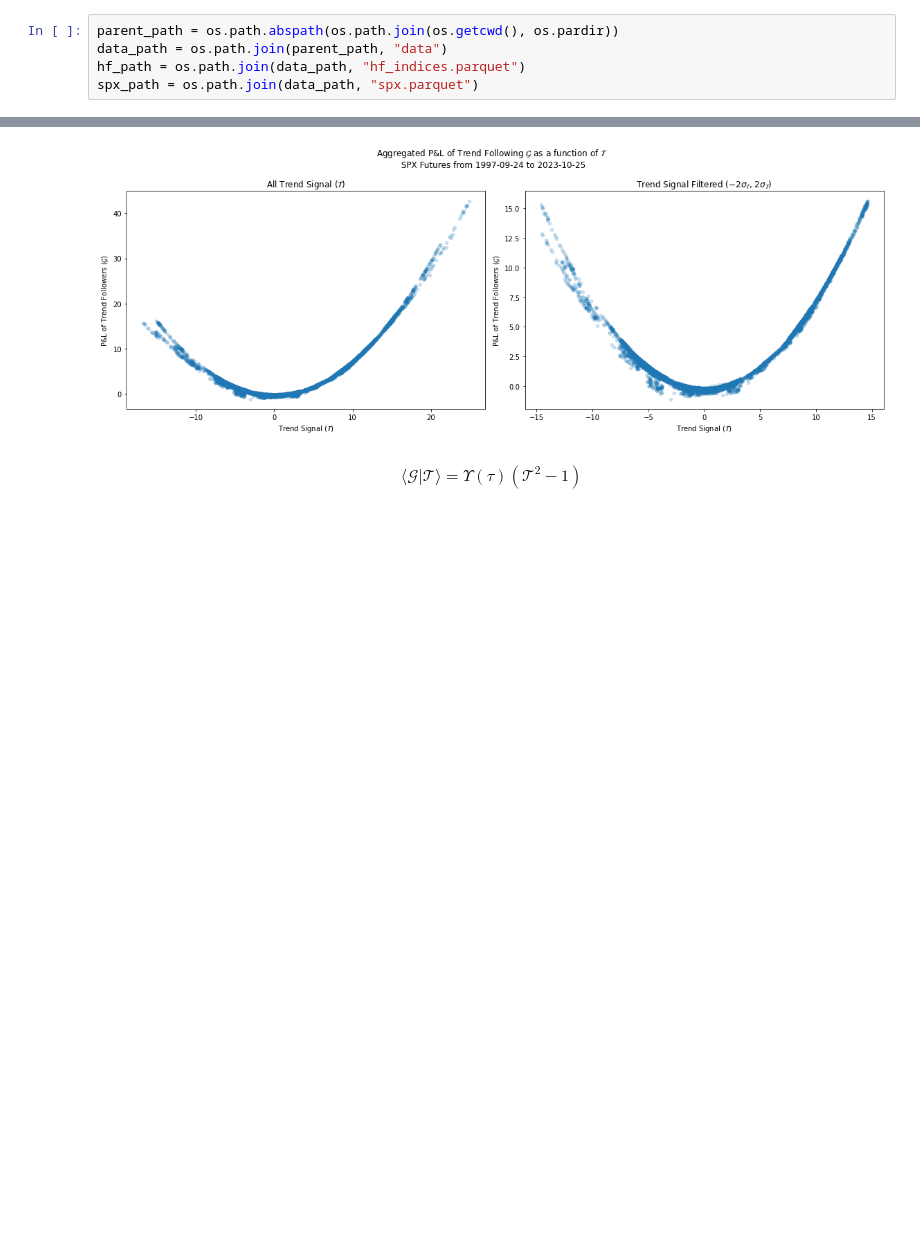
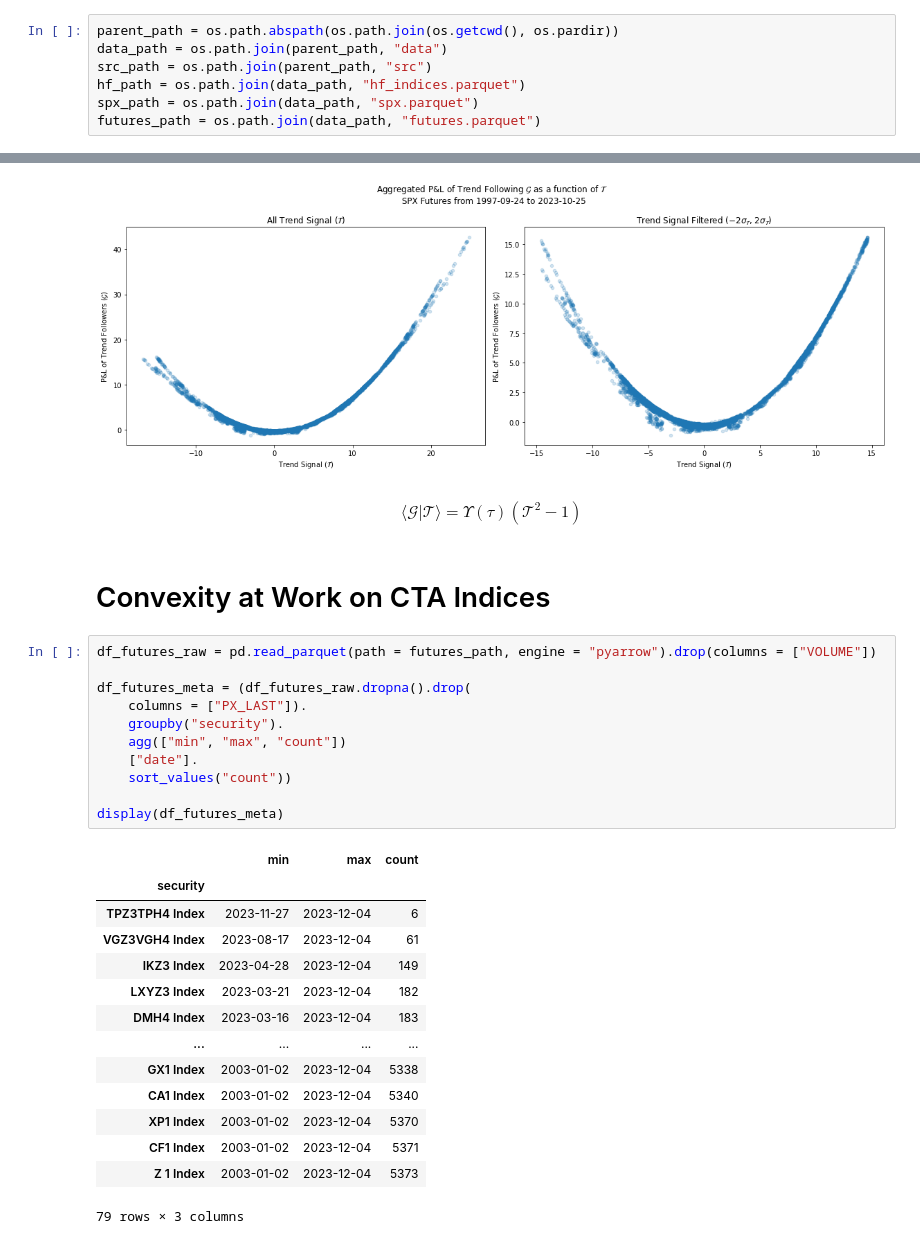
Before and after one commit to diegodalvarez/TrendConvexity, a Jupyter notebook: notebooks/TrendConvexity.ipynb, the cells around one changed output, grey strips where cells are left out. Cells and saved outputs as stored; diff of their text form; blank space fills up the shorter version.

```diff
--- a/notebooks/TrendConvexity.ipynb
+++ b/notebooks/TrendConvexity.ipynb
@@ -17,5 +19,7 @@ from statsmodels.tsa.arima_process import ArmaProcess
 # %%
 parent_path = os.path.abspath(os.path.join(os.getcwd(), os.pardir))
 data_path = os.path.join(parent_path, "data")
+src_path = os.path.join(parent_path, "src")
 hf_path = os.path.join(data_path, "hf_indices.parquet")
 spx_path = os.path.join(data_path, "spx.parquet")
+futures_path = os.path.join(data_path, "futures.parquet")
@@ -528,3 +443,31 @@ plt.show()
 \begin{equation}
 \langle \mathcal{G}|\mathcal{T}\rangle = \Upsilon(\tau)(\mathcal{T}^2 -1)
 \end{equation}
+# %% [markdown]
+# Convexity at Work on CTA Indices
+# %%
+df_futures_raw = pd.read_parquet(path = futures_path, engine = "pyarrow").drop(columns = ["VOLUME"])
+
+df_futures_meta = (df_futures_raw.dropna().drop(
+    columns = ["PX_LAST"]).
+    groupby("security").
+    agg(["min", "max", "count"])
+    ["date"].
+    sort_values("count"))
+
+display(df_futures_meta)
+# %% [output]
+|  | min | max | count |
+| security |  |  |  |
+| TPZ3TPH4 Index | 2023-11-27 | 2023-12-04 | 6 |
+| VGZ3VGH4 Index | 2023-08-17 | 2023-12-04 | 61 |
+| IKZ3 Index | 2023-04-28 | 2023-12-04 | 149 |
+| LXYZ3 Index | 2023-03-21 | 2023-12-04 | 182 |
+| DMH4 Index | 2023-03-16 | 2023-12-04 | 183 |
+| ... | ... | ... | ... |
+| GX1 Index | 2003-01-02 | 2023-12-04 | 5338 |
+| CA1 Index | 2003-01-02 | 2023-12-04 | 5340 |
+| XP1 Index | 2003-01-02 | 2023-12-04 | 5370 |
+| CF1 Index | 2003-01-02 | 2023-12-04 | 5371 |
+| Z 1 Index | 2003-01-02 | 2023-12-04 | 5373 |
+79 rows × 3 columns
```
Also changed, not shown: parts of 20 cells of this notebook, 2 other files.
